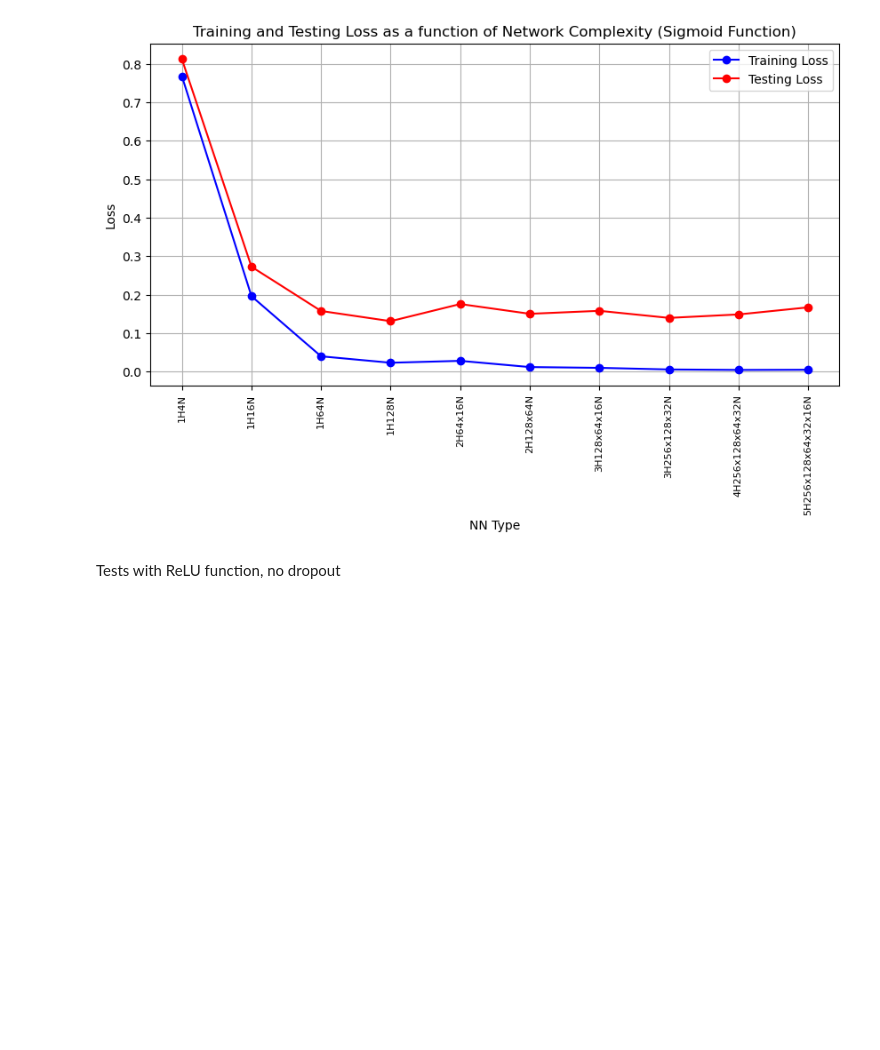
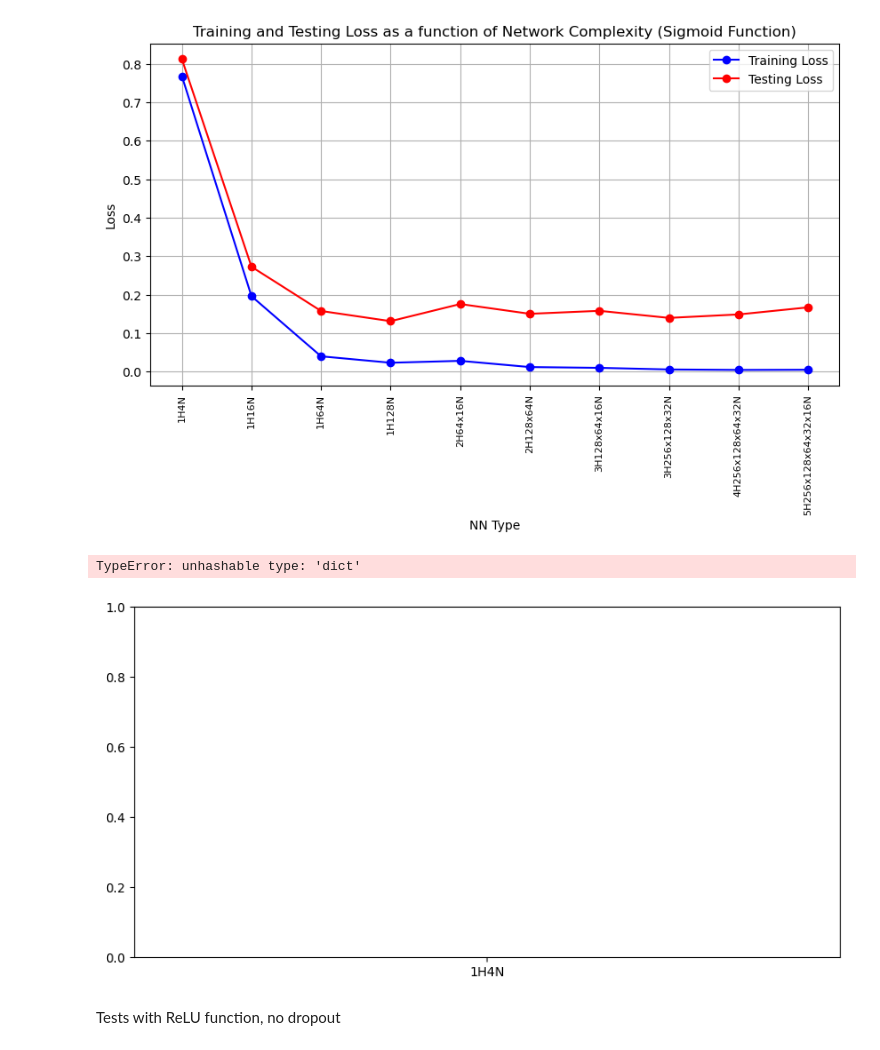
Before and after one commit to Razbolt/Neural-Network, a Jupyter notebook: Task1.ipynb, the cells around one changed output. Cells and saved outputs as stored; diff of their text form; code cells hidden in the pictures; blank space fills up the shorter version.

Commit message:
new graphs for accuracy

```diff
--- a/Task1.ipynb
+++ b/Task1.ipynb
@@ -582,6 +635,22 @@ plt.tight_layout
 plt.show()
 # %% [output]
 [figure]
+# %%
+# Plot the train and test accuracy of each model as a function of network complexity
+plt.figure(figsize=(10, 5))
+plt.plot(nn_type, train_accuracy, label='Training Accuracy', color='blue', marker='o')
+plt.plot(nn_type, test_accuracy, label='Testing Accuracy', color='red', marker='o')
+plt.title('Training and Testing Accuracy as a function of Network Complexity (Sigmoid Function)')
+plt.xlabel('NN Type')
+plt.ylabel('Accuracy')
+plt.xticks(rotation=90,fontsize=8)
+plt.legend()
+plt.grid(True)
+plt.tight_layout
+plt.show()
+# %% [output]
+TypeError: unhashable type: 'dict'
+[figure, added]
 # %% [markdown]
 Tests with ReLU function, no dropout
 # %%
```
Also changed, not shown: parts of 2 cells of this notebook, 1 other file.
